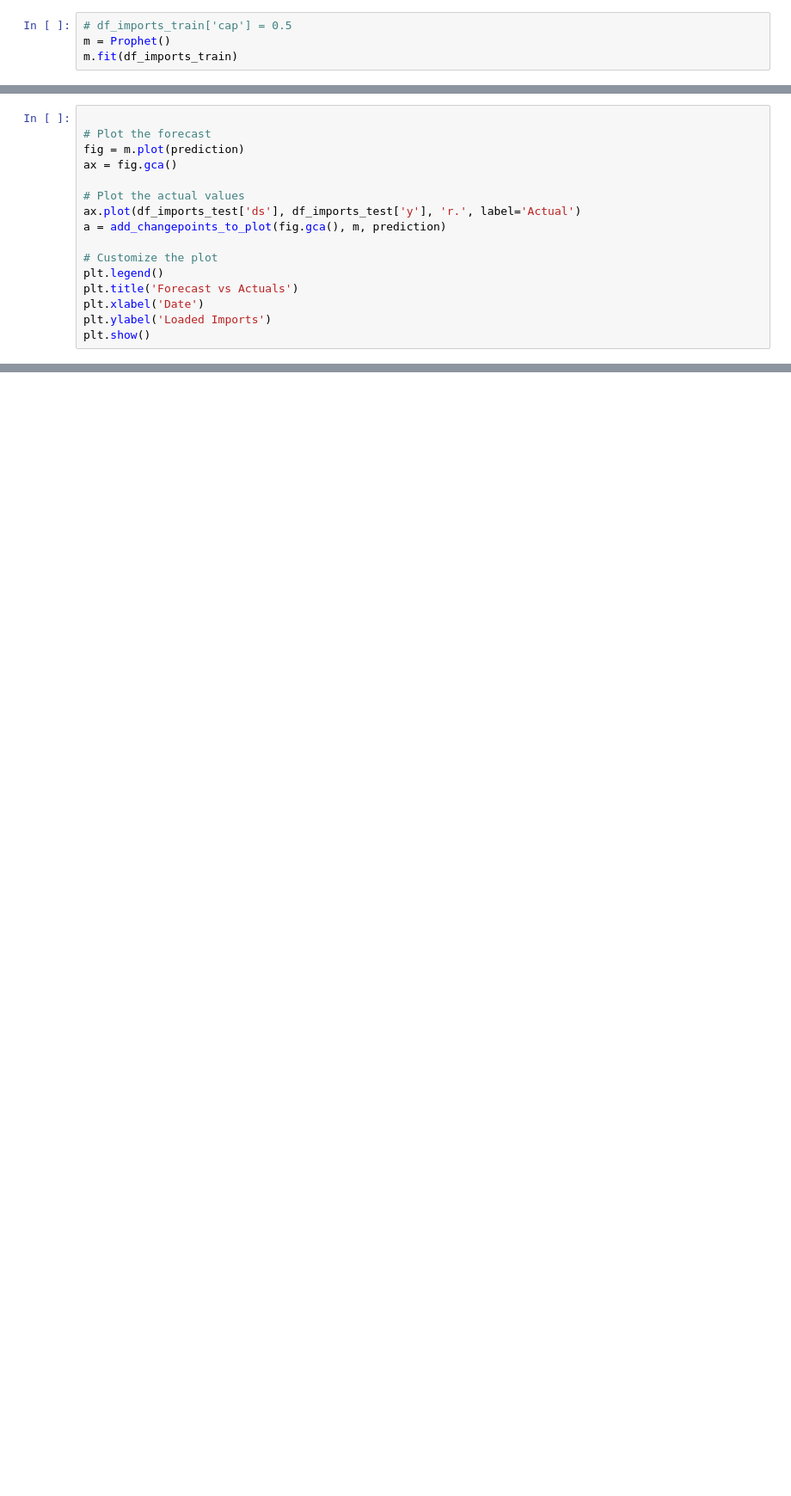
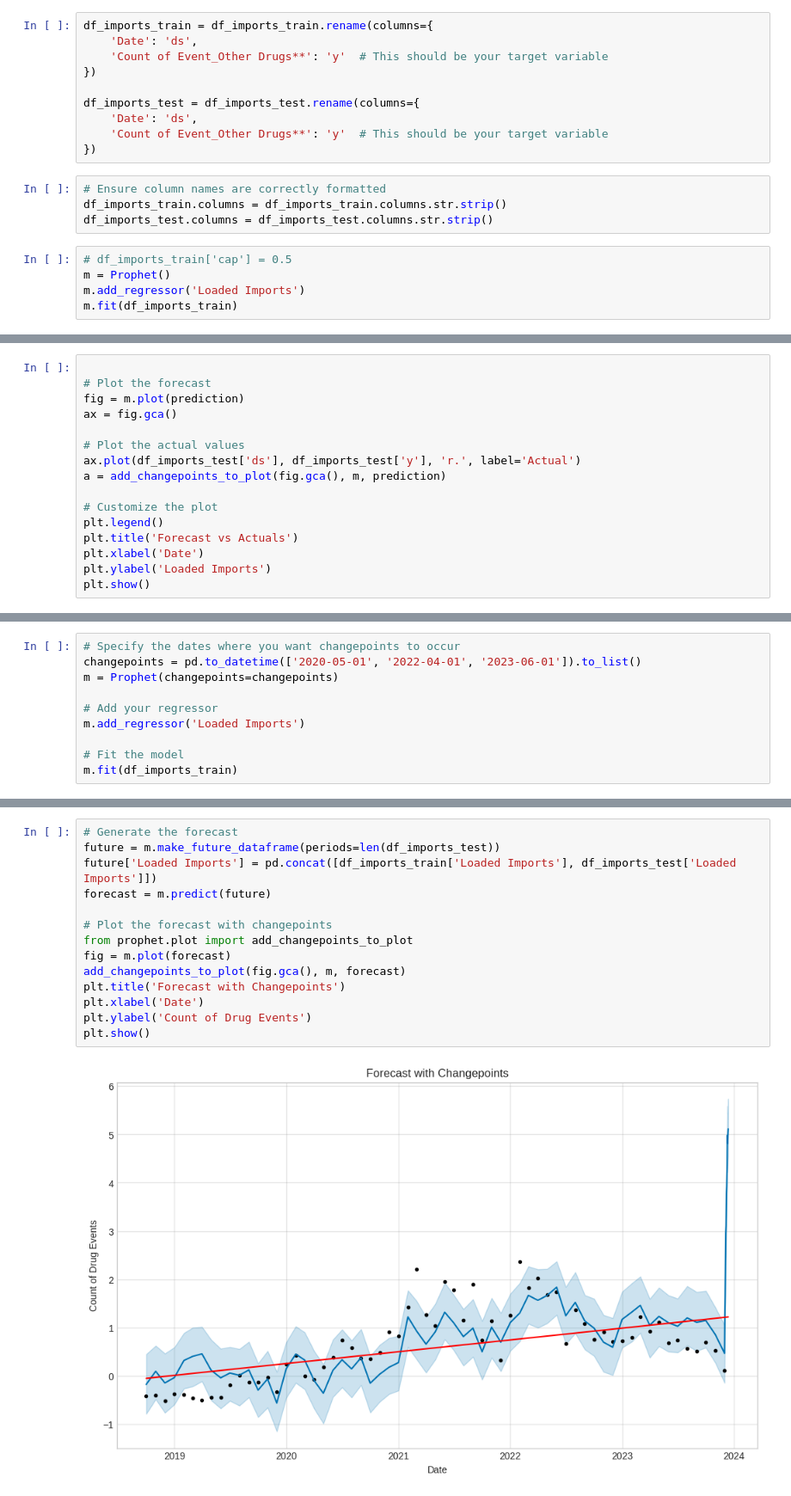
Before and after one commit to GonzaloLopezS/TFM_AFI_2025, a Jupyter notebook: AAA_code/modelos_prueba.ipynb, the cells around one changed output, grey strips where cells are left out. Shown at 86% size. Drawn from its saved outputs; the diff is of its cells as text; blank space fills up the shorter version.

```diff
--- a/AAA_code/modelos_prueba.ipynb
+++ b/AAA_code/modelos_prueba.ipynb
@@ -368,4 +507,19 @@ print(df_imports_train)
+# %%
+df_imports_train = df_imports_train.rename(columns={
+    'Date': 'ds',
+    'Count of Event_Other Drugs**': 'y'  # This should be your target variable
+})
+
+df_imports_test = df_imports_test.rename(columns={
+    'Date': 'ds',
+    'Count of Event_Other Drugs**': 'y'  # This should be your target variable
+})
+# %%
+# Ensure column names are correctly formatted
+df_imports_train.columns = df_imports_train.columns.str.strip()
+df_imports_test.columns = df_imports_test.columns.str.strip()
 # %%
 # df_imports_train['cap'] = 0.5
 m = Prophet()
+m.add_regressor('Loaded Imports')
 m.fit(df_imports_train)
@@ -404,0 +734,10 @@ plt.show()
+# %%
+# Specify the dates where you want changepoints to occur
+changepoints = pd.to_datetime(['2020-05-01', '2022-04-01', '2023-06-01']).to_list()
+m = Prophet(changepoints=changepoints)
+
+# Add your regressor
+m.add_regressor('Loaded Imports')
+
+# Fit the model
+m.fit(df_imports_train)
@@ -404,0 +748,16 @@ plt.show()
+# %%
+# Generate the forecast
+future = m.make_future_dataframe(periods=len(df_imports_test))
+future['Loaded Imports'] = pd.concat([df_imports_train['Loaded Imports'], df_imports_test['Loaded Imports']])
+forecast = m.predict(future)
+
+# Plot the forecast with changepoints
+from prophet.plot import add_changepoints_to_plot
+fig = m.plot(forecast)
+add_changepoints_to_plot(fig.gca(), m, forecast)
+plt.title('Forecast with Changepoints')
+plt.xlabel('Date')
+plt.ylabel('Count of Drug Events')
+plt.show()
+# %% [output]
+[figure, added]
```
Also changed, not shown: parts of 66 cells of this notebook, 5 other files.
